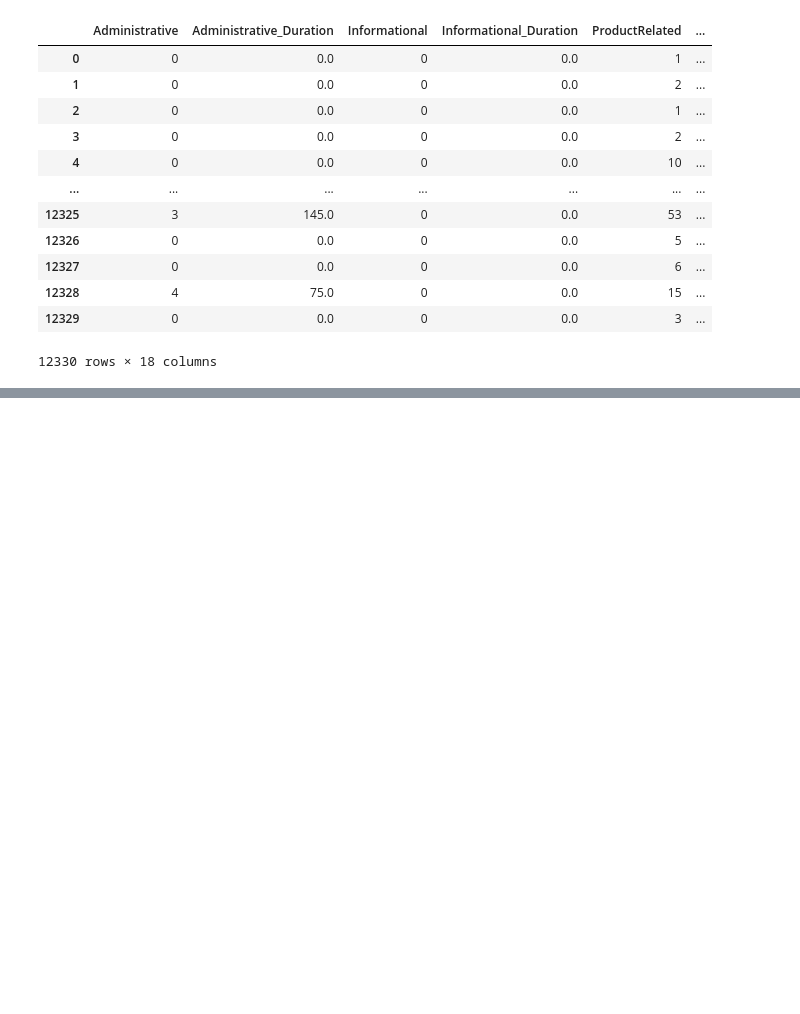
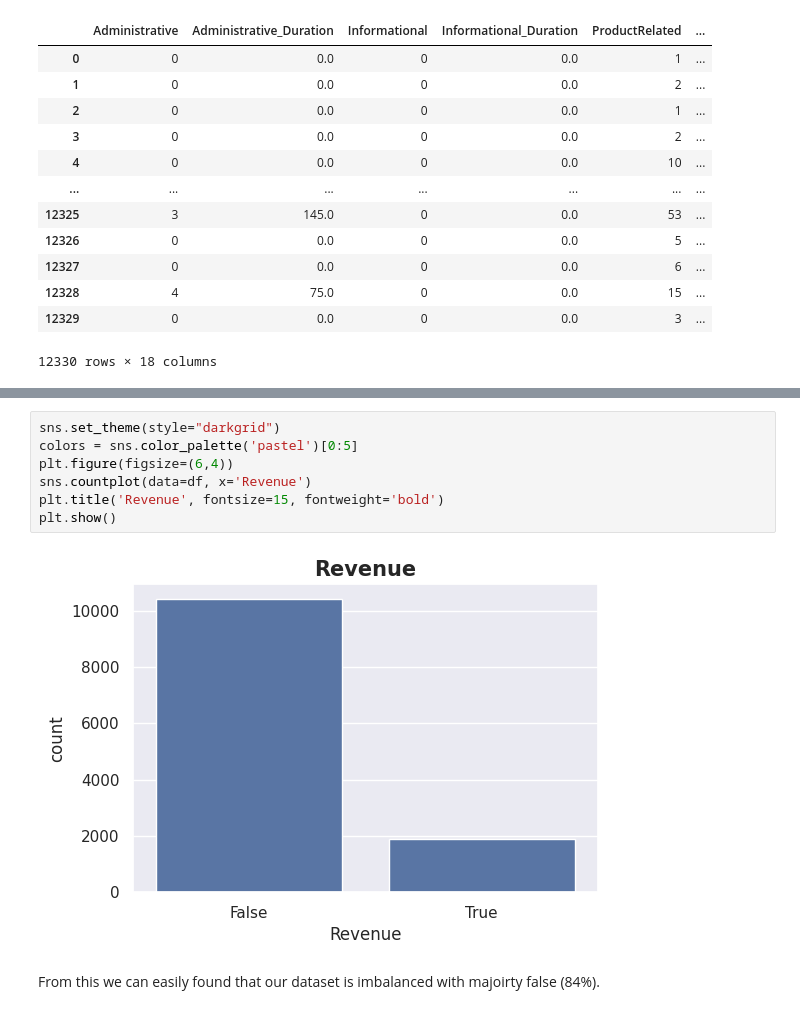
Before and after one commit to cepdnaclk/e19-CO544-Online-Shoppers-Purchase-Prediction, a Jupyter notebook: Code/Online_Shoppers_Purchasing_Intention.ipynb, the cells around one changed output, grey strips where cells are left out. Drawn from its saved outputs; the diff is of its cells as text; blank space fills up the shorter version.

Commit message:
Check whether our dataset is imbalanced or not

```diff
--- a/Code/Online_Shoppers_Purchasing_Intention.ipynb
+++ b/Code/Online_Shoppers_Purchasing_Intention.ipynb
@@ -22,0 +62,11 @@ df
+# %%
+sns.set_theme(style="darkgrid")
+colors = sns.color_palette('pastel')[0:5]
+plt.figure(figsize=(6,4))
+sns.countplot(data=df, x='Revenue')
+plt.title('Revenue', fontsize=15, fontweight='bold')
+plt.show()
+# %% [output]
+[figure, added]
+# %% [markdown]
+From this we can easily found that our dataset is imbalanced with majoirty false (84%).
```
Also changed, not shown: parts of 7 cells of this notebook.
